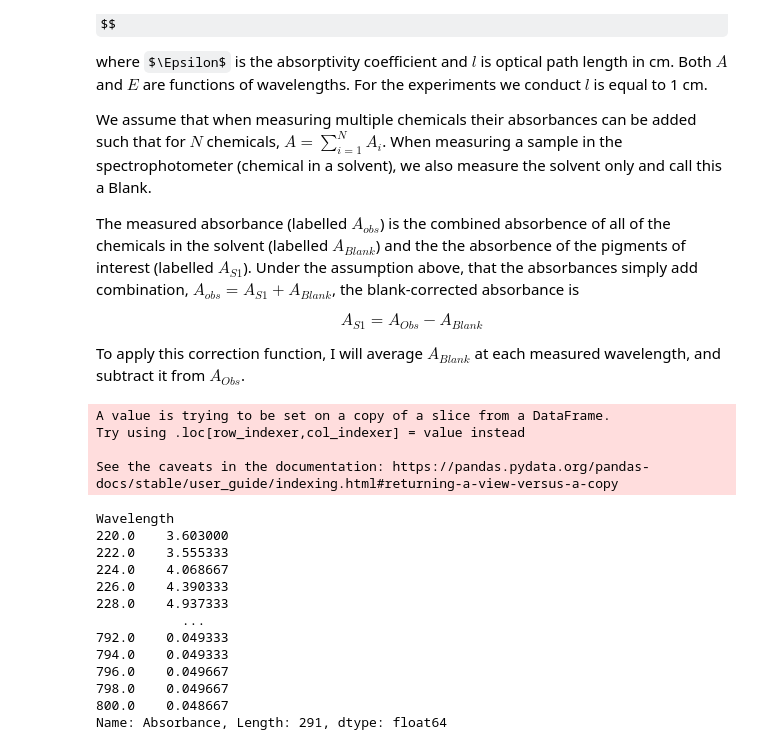
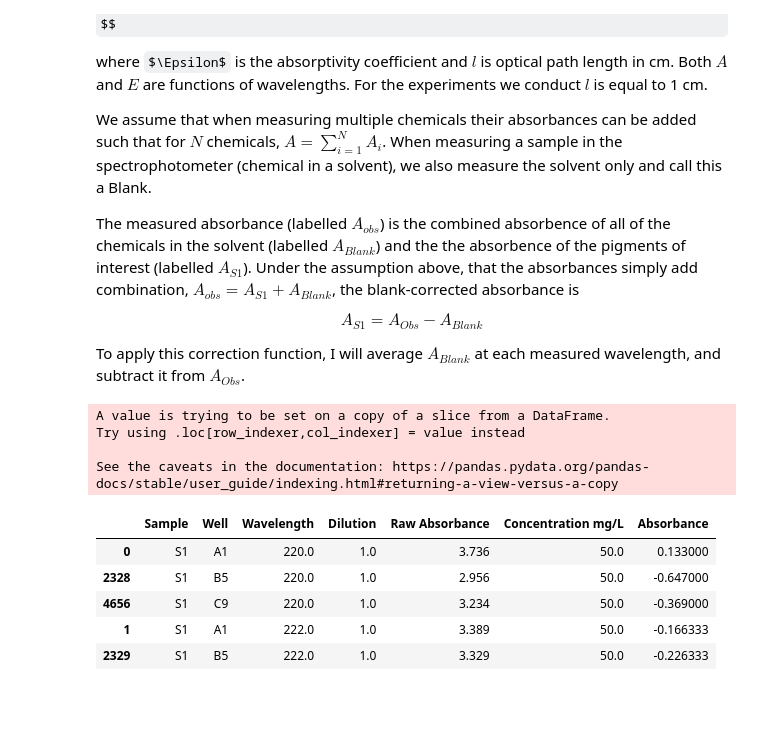
Before and after one commit to JordyJ/Colorifix, a Jupyter notebook: test.ipynb, the cells around one changed output. Drawn from its saved outputs; the diff is of its cells as text; code cells hidden in the pictures; some formulas as TeX source; blank space fills up the shorter version.

```diff
--- a/test.ipynb
+++ b/test.ipynb
@@ -46,35 +46,36 @@ $$
 
 To apply this correction function, I will average $A_{Blank}$ at each measured wavelength, and subtract it from $A_{Obs}$.
 # %%
-# Split the dataframes into signal and blank
-df_S1 = df_calibration[df_calibration["Sample"] == "S1"]
-df_blank = df_calibration[df_calibration["Sample"] == "Blank"]
+def calculate_corrected_absorbance(df):
+    # Takes a pandas dataframe and calculates the corrected absorbance
+    # for each wavelength, by subtracting the mean absorbance of the blank from
+    # the sample absorbance.
 
-# Calculate the mean absorbance for each wavelength in the Blank samples
-mean_abs_blank = df_blank.groupby("Wavelength").mean("Absorbance")["Absorbance"]
+    # Split the dataframes into signal and blank
+    df_S1 = df[df["Sample"] != "Blank"]
+    df_blank = df[df["Sample"] == "Blank"]
 
-df_S1["Absorbance Corrected"] = df_S1["Absorbance"] - mean_abs_blank[df_S1["Wavelength"]].values
+    # Calculate the mean absorbance for each wavelength in the Blank samples
+    mean_abs_blank = df_blank.groupby("Wavelength").mean("Raw Absorbance")["Raw Absorbance"]
+
+    # Calculate the corrected absorbance for each wavelength in the signal samples
+    df_S1["Absorbance"] = df_S1["Raw Absorbance"] - mean_abs_blank[df_S1["Wavelength"]].values
+
+    return df_S1, mean_abs_blank
+
+df_S1, mean_abs_blank = calculate_corrected_absorbance(df_calibration)
+df_S1.head()
 # %% [output]
 A value is trying to be set on a copy of a slice from a DataFrame.
 Try using .loc[row_indexer,col_indexer] = value instead
 
 See the caveats in the documentation: https://pandas.pydata.org/pandas-docs/stable/user_guide/indexing.html#returning-a-view-versus-a-copy
+|  | Sample | Well | Wavelength | Dilution | Raw Absorbance | Concentration mg/L | Absorbance |
+| 0 | S1 | A1 | 220.0 | 1.0 | 3.736 | 50.0 | 0.133000 |
+| 2328 | S1 | B5 | 220.0 | 1.0 | 2.956 | 50.0 | -0.647000 |
+| 4656 | S1 | C9 | 220.0 | 1.0 | 3.234 | 50.0 | -0.369000 |
+| 1 | S1 | A1 | 222.0 | 1.0 | 3.389 | 50.0 | -0.166333 |
+| 2329 | S1 | B5 | 222.0 | 1.0 | 3.329 | 50.0 | -0.226333 |
-# %%
-mean_abs_blank
-# %% [output]
-Wavelength
-220.0    3.603000
-222.0    3.555333
-224.0    4.068667
-226.0    4.390333
-228.0    4.937333
-           ...
-792.0    0.049333
-794.0    0.049333
-796.0    0.049667
-798.0    0.049667
-800.0    0.048667
-Name: Absorbance, Length: 291, dtype: float64
 # %%
 fig = px.scatter( df_S1,
                  x = "Wavelength",
```
Also changed, not shown: parts of 13 cells of this notebook, 1 other file.
